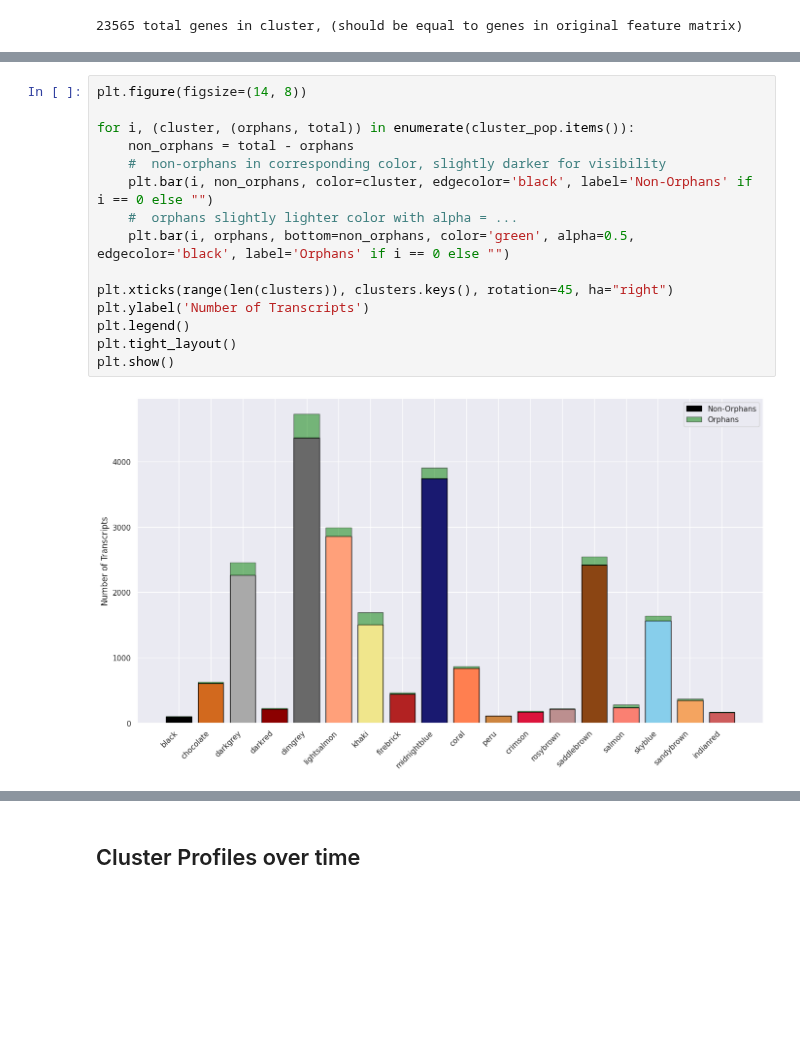
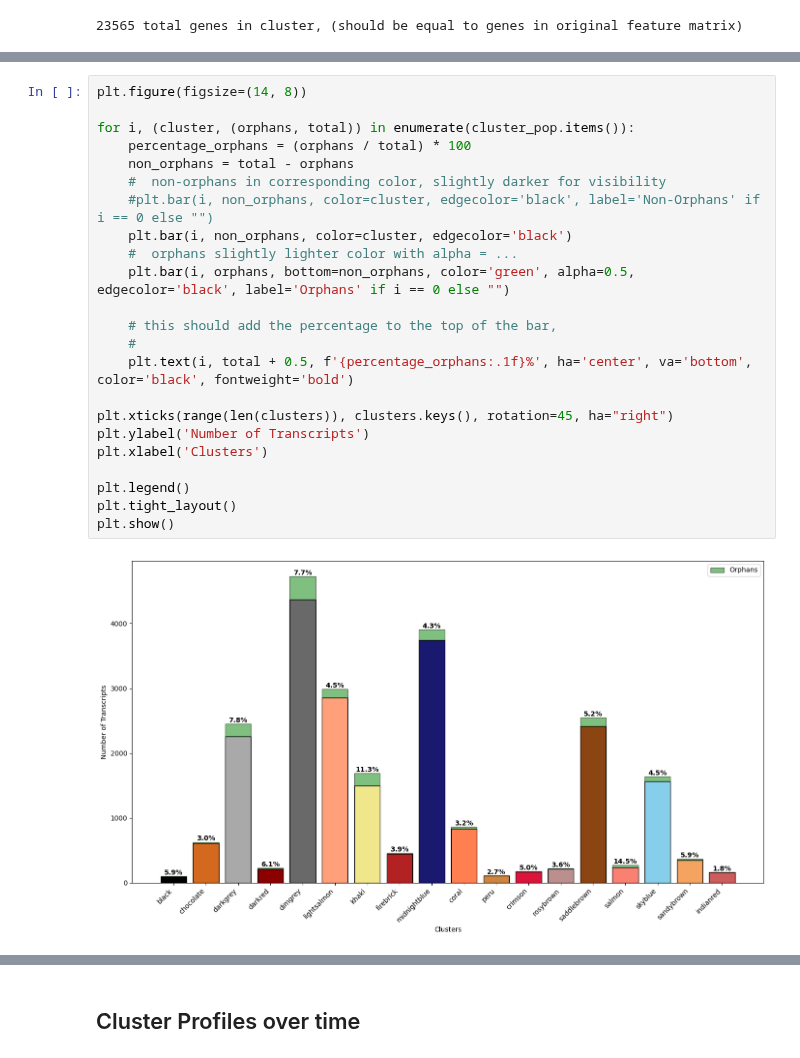
Before and after one commit to Yawkward/x.elegans, a Jupyter notebook: main_figures/cluster_pop_orph_prop.ipynb, the cells around one changed output, grey strips where cells are left out. Saved outputs shown, nothing was run; the diff lists cells and outputs as text; blank space fills up the shorter version.

```diff
--- a/main_figures/cluster_pop_orph_prop.ipynb
+++ b/main_figures/cluster_pop_orph_prop.ipynb
@@ -252,20 +252,28 @@ plt.show()
 # %%
 plt.figure(figsize=(14, 8))
 
 for i, (cluster, (orphans, total)) in enumerate(cluster_pop.items()):
+    percentage_orphans = (orphans / total) * 100
     non_orphans = total - orphans
     #  non-orphans in corresponding color, slightly darker for visibility
-    plt.bar(i, non_orphans, color=cluster, edgecolor='black', label='Non-Orphans' if i == 0 else "")
+    #plt.bar(i, non_orphans, color=cluster, edgecolor='black', label='Non-Orphans' if i == 0 else "")
+    plt.bar(i, non_orphans, color=cluster, edgecolor='black')
     #  orphans slightly lighter color with alpha = ...
     plt.bar(i, orphans, bottom=non_orphans, color='green', alpha=0.5, edgecolor='black', label='Orphans' if i == 0 else "")
 
+    # this should add the percentage to the top of the bar,
+    #
+    plt.text(i, total + 0.5, f'{percentage_orphans:.1f}%', ha='center', va='bottom', color='black', fontweight='bold')
+
 plt.xticks(range(len(clusters)), clusters.keys(), rotation=45, ha="right")
 plt.ylabel('Number of Transcripts')
+plt.xlabel('Clusters')
+
 plt.legend()
 plt.tight_layout()
 plt.show()
 # %% [output]
-[figure, old version]
+[figure, new version]
 # %%
 plt.figure(figsize=(14, 8))
 
```
Also changed, not shown: parts of 5 cells of this notebook, 4 other files.
